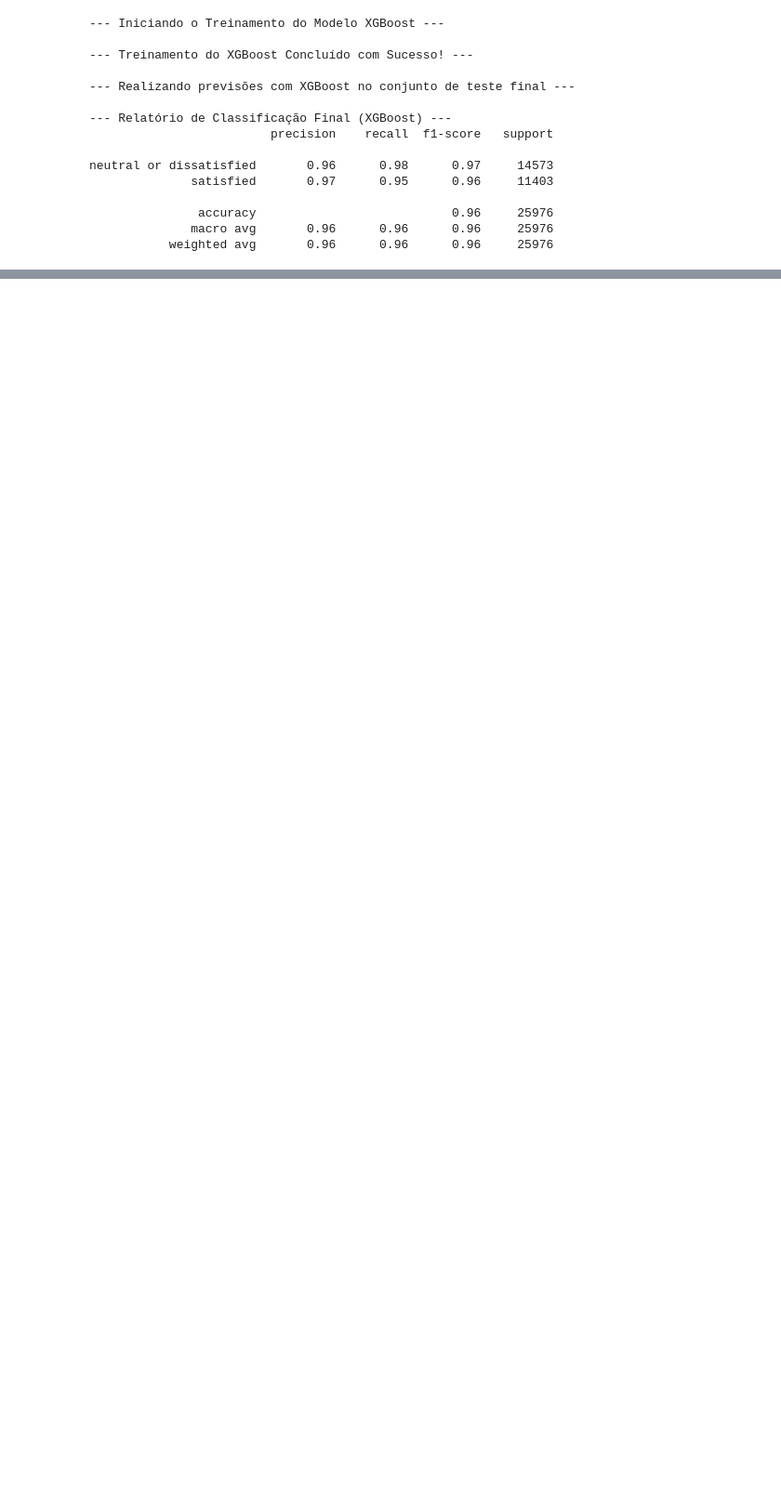
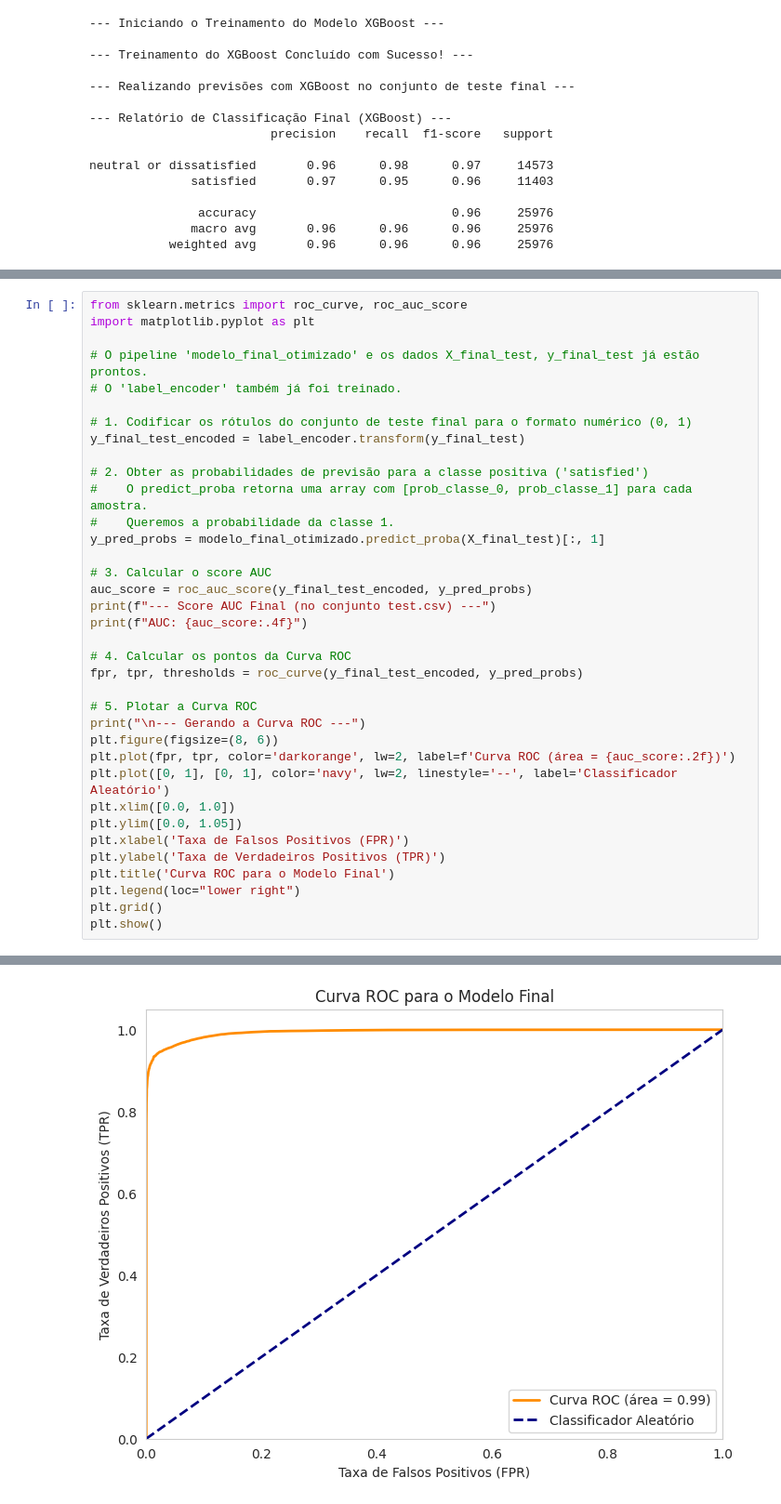
Before and after one commit to glauberthy/pos_tech_mle_fase_3, a Jupyter notebook: notebooks/analise_exploratoria.ipynb, the cells around one changed output, grey strips where cells are left out. Shown at 93% size. Saved outputs shown, nothing was run; the diff lists cells and outputs as text; blank space fills up the shorter version.

```diff
--- a/notebooks/analise_exploratoria.ipynb
+++ b/notebooks/analise_exploratoria.ipynb
@@ -741,0 +966,37 @@ neutral or dissatisfied       0.96      0.98      0.97     14573
+# %%
+from sklearn.metrics import roc_curve, roc_auc_score
+import matplotlib.pyplot as plt
+
+# O pipeline 'modelo_final_otimizado' e os dados X_final_test, y_final_test já estão prontos.
+# O 'label_encoder' também já foi treinado.
+
+# 1. Codificar os rótulos do conjunto de teste final para o formato numérico (0, 1)
+y_final_test_encoded = label_encoder.transform(y_final_test)
+
+# 2. Obter as probabilidades de previsão para a classe positiva ('satisfied')
+#    O predict_proba retorna uma array com [prob_classe_0, prob_classe_1] para cada amostra.
+#    Queremos a probabilidade da classe 1.
+y_pred_probs = modelo_final_otimizado.predict_proba(X_final_test)[:, 1]
+
+# 3. Calcular o score AUC
+auc_score = roc_auc_score(y_final_test_encoded, y_pred_probs)
+print(f"--- Score AUC Final (no conjunto test.csv) ---")
+print(f"AUC: {auc_score:.4f}")
+
+# 4. Calcular os pontos da Curva ROC
+fpr, tpr, thresholds = roc_curve(y_final_test_encoded, y_pred_probs)
+
+# 5. Plotar a Curva ROC
+print("\n--- Gerando a Curva ROC ---")
+plt.figure(figsize=(8, 6))
+plt.plot(fpr, tpr, color='darkorange', lw=2, label=f'Curva ROC (área = {auc_score:.2f})')
+plt.plot([0, 1], [0, 1], color='navy', lw=2, linestyle='--', label='Classificador Aleatório')
+plt.xlim([0.0, 1.0])
+plt.ylim([0.0, 1.05])
+plt.xlabel('Taxa de Falsos Positivos (FPR)')
+plt.ylabel('Taxa de Verdadeiros Positivos (TPR)')
+plt.title('Curva ROC para o Modelo Final')
+plt.legend(loc="lower right")
+plt.grid()
+plt.show()
+# %% [output]
@@ -741,0 +1007 @@ neutral or dissatisfied       0.96      0.98      0.97     14573
+[figure, added]
```
Also changed, not shown: parts of 13 cells of this notebook, 5 other files.
